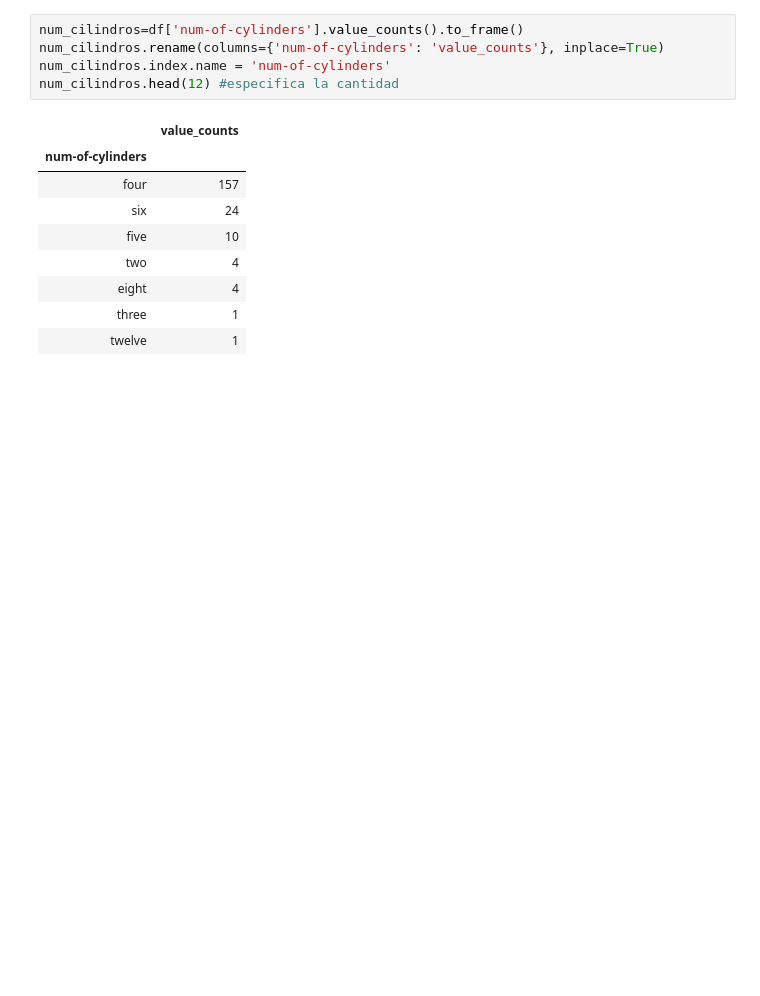
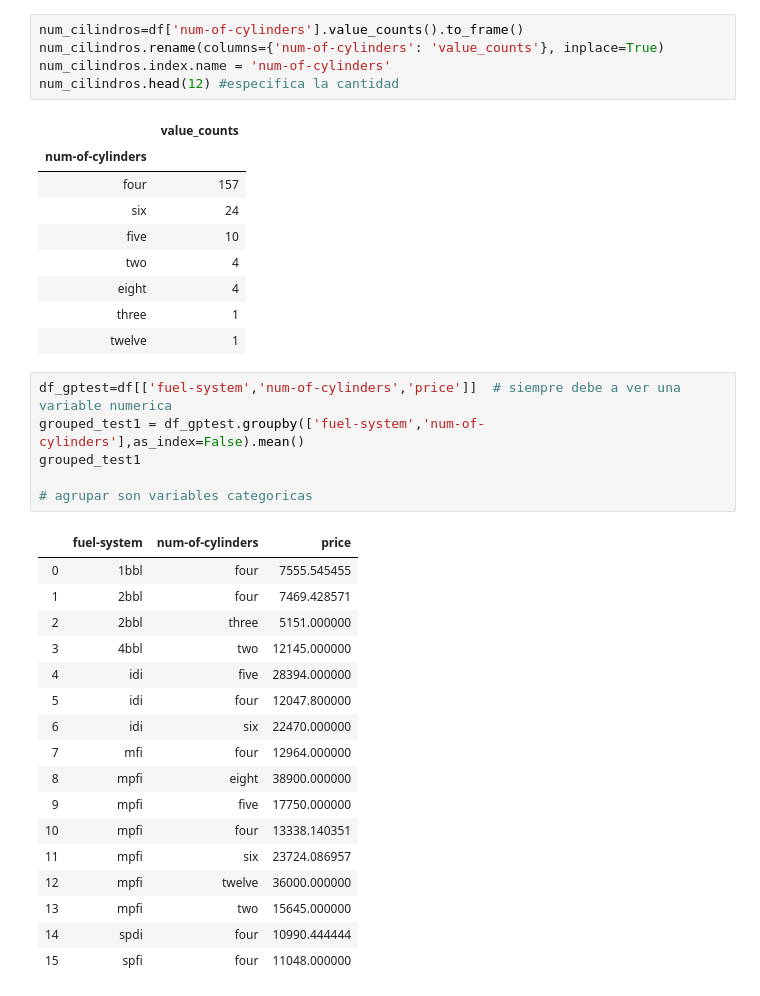
Before and after one commit to Neograytechmatter/ciencia_datos_mod3_s01, a Jupyter notebook: Analisis de datos (2).ipynb, the cells around one changed output. Saved outputs shown, nothing was run; the diff lists cells and outputs as text; blank space fills up the shorter version.

```diff
--- a/Analisis de datos (2).ipynb
+++ b/Analisis de datos (2).ipynb
@@ -253,3 +253,27 @@ num_cilindros.head(12) #especifica la cantidad
 | eight | 4 |
 | three | 1 |
 | twelve | 1 |
+# %%
+df_gptest=df[['fuel-system','num-of-cylinders','price']]  # siempre debe a ver una variable numerica
+grouped_test1 = df_gptest.groupby(['fuel-system','num-of-cylinders'],as_index=False).mean()
+grouped_test1
+
+# agrupar son variables categoricas
+# %% [output]
+|  | fuel-system | num-of-cylinders | price |
+| 0 | 1bbl | four | 7555.545455 |
+| 1 | 2bbl | four | 7469.428571 |
+| 2 | 2bbl | three | 5151.000000 |
+| 3 | 4bbl | two | 12145.000000 |
+| 4 | idi | five | 28394.000000 |
+| 5 | idi | four | 12047.800000 |
+| 6 | idi | six | 22470.000000 |
+| 7 | mfi | four | 12964.000000 |
+| 8 | mpfi | eight | 38900.000000 |
+| 9 | mpfi | five | 17750.000000 |
+| 10 | mpfi | four | 13338.140351 |
+| 11 | mpfi | six | 23724.086957 |
+| 12 | mpfi | twelve | 36000.000000 |
+| 13 | mpfi | two | 15645.000000 |
+| 14 | spdi | four | 10990.444444 |
+| 15 | spfi | four | 11048.000000 |
```
Also changed, not shown: parts of 1 cell of this notebook.
